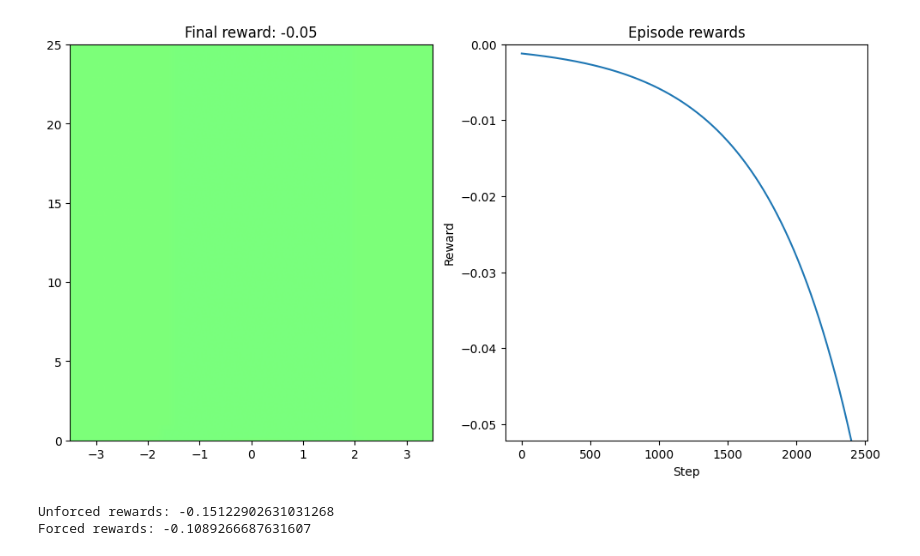
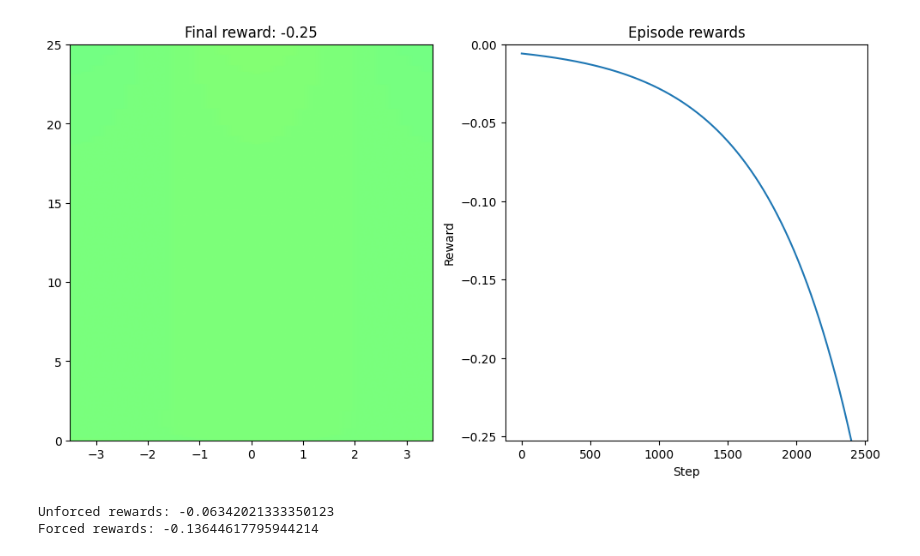
Before and after one commit to hamishlister/KS_SAC, a Jupyter notebook: trained_models_testing.ipynb, the cells around one changed output. Saved outputs shown, nothing was run; the diff lists cells and outputs as text; code cells hidden in the pictures.

```diff
--- a/trained_models_testing.ipynb
+++ b/trained_models_testing.ipynb
@@ -93,9 +93,9 @@ def ens_test(model_paths, env_path, num_episodes=10, plot=True, unforced=True):
 # %%
 model_paths = ["runs/linear_ens0.zip", "runs/linear_ens1.zip", "runs/linear_ens2.zip", "runs/linear_ens3.zip"]
 env_path = "configs/config_linear.yaml"
-ens_test(model_paths, env_path, num_episodes=2, plot=True, unforced=True)
+ens_test(model_paths, env_path, num_episodes=10, plot=True, unforced=True)
 # %% [output]
-[figure, old version]
+[figure, new version]
-Unforced rewards: -0.15122902631031268
-Forced rewards: -0.1089266687631607
+Unforced rewards: -0.06342021333350123
+Forced rewards: -0.13644617795944214
 # %%
```
Also changed, not shown: parts of 7 cells of this notebook, 1 other file.
